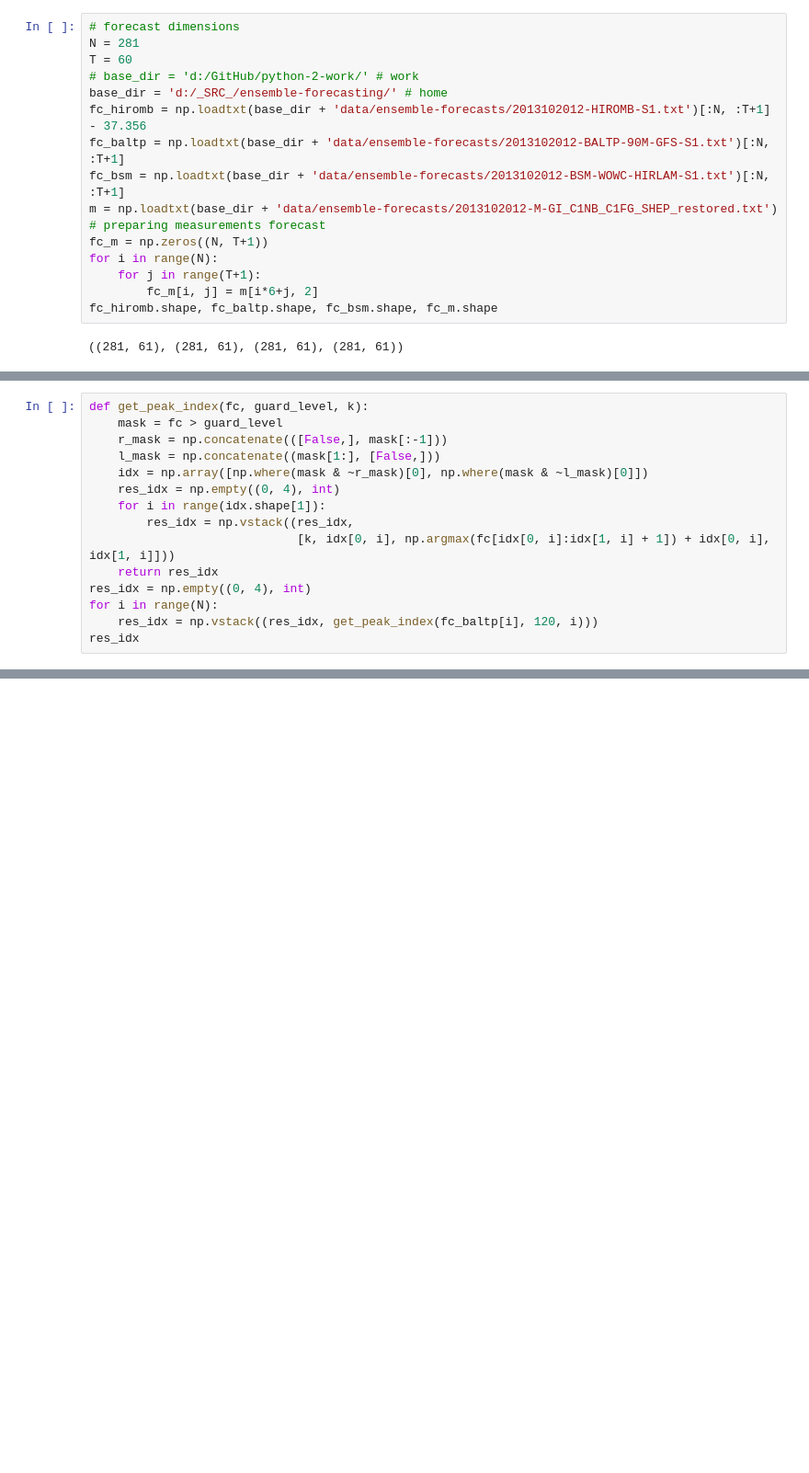
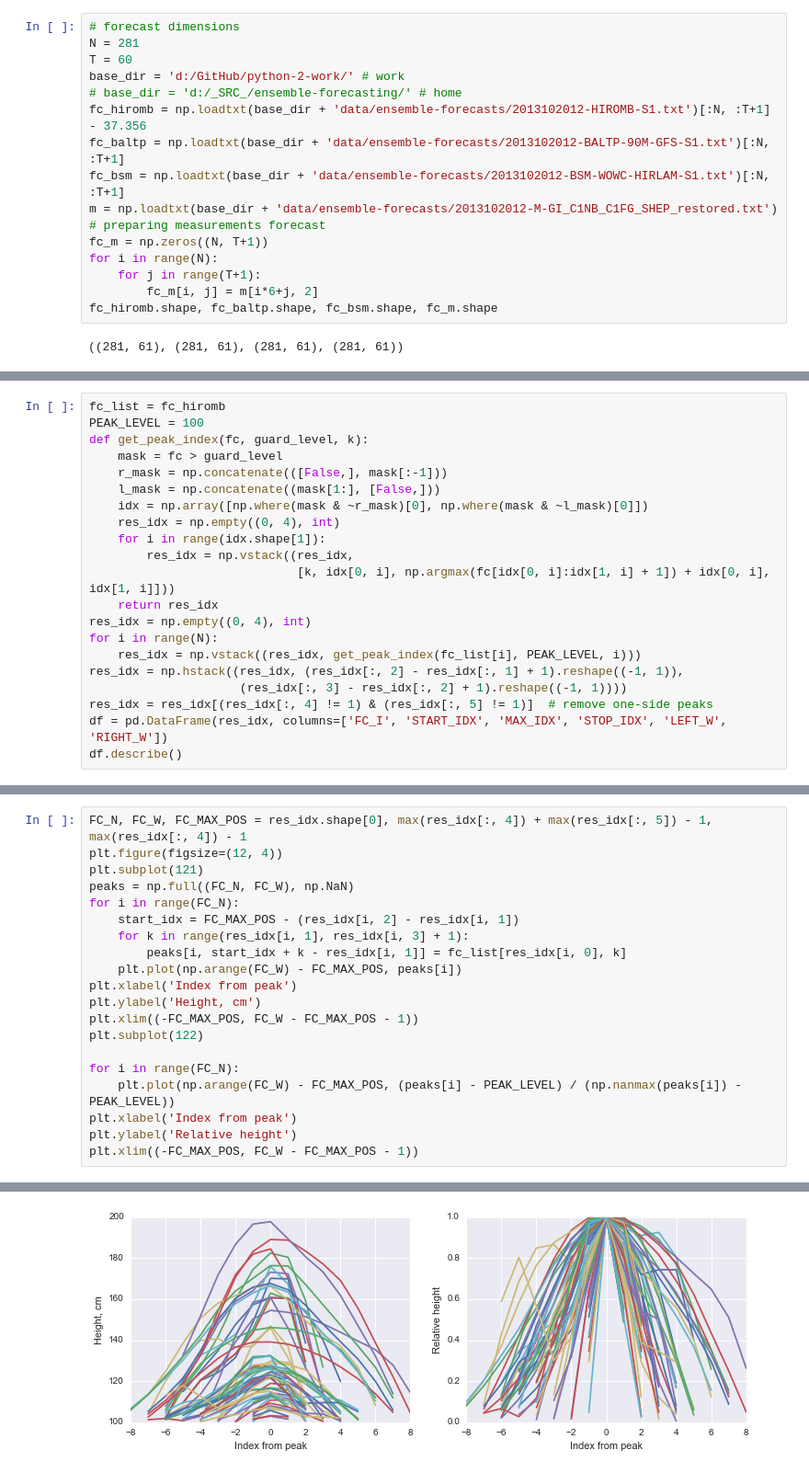
Before and after one commit to iterater/ensemble-forecasting, a Jupyter notebook: ipynb/Peak destinction.ipynb, the cells around one changed output, grey strips where cells are left out. Shown: that part at 92% size. Saved outputs shown, nothing was run; the diff lists cells and outputs as text; blank space fills up the shorter version.

Commit message:
Peak identification and distance estimation

```diff
--- a/ipynb/Peak destinction.ipynb
+++ b/ipynb/Peak destinction.ipynb
@@ -12,8 +17,8 @@ Reading forecasts and observations
 # forecast dimensions
 N = 281
 T = 60
-# base_dir = 'd:/GitHub/python-2-work/' # work
-base_dir = 'd:/_SRC_/ensemble-forecasting/' # home
+base_dir = 'd:/GitHub/python-2-work/' # work
+# base_dir = 'd:/_SRC_/ensemble-forecasting/' # home
 fc_hiromb = np.loadtxt(base_dir + 'data/ensemble-forecasts/2013102012-HIROMB-S1.txt')[:N, :T+1] - 37.356
 fc_baltp = np.loadtxt(base_dir + 'data/ensemble-forecasts/2013102012-BALTP-90M-GFS-S1.txt')[:N, :T+1]
 fc_bsm = np.loadtxt(base_dir + 'data/ensemble-forecasts/2013102012-BSM-WOWC-HIRLAM-S1.txt')[:N, :T+1]
@@ -31,4 +36,6 @@ Selecting peaks
 # %%
+fc_list = fc_hiromb
+PEAK_LEVEL = 100
 def get_peak_index(fc, guard_level, k):
     mask = fc > guard_level
     r_mask = np.concatenate(([False,], mask[:-1]))
@@ -41,6 +48,10 @@ def get_peak_index(fc, guard_level, k):
     return res_idx
 res_idx = np.empty((0, 4), int)
 for i in range(N):
-    res_idx = np.vstack((res_idx, get_peak_index(fc_baltp[i], 120, i)))
-res_idx
+    res_idx = np.vstack((res_idx, get_peak_index(fc_list[i], PEAK_LEVEL, i)))
+res_idx = np.hstack((res_idx, (res_idx[:, 2] - res_idx[:, 1] + 1).reshape((-1, 1)),
+                     (res_idx[:, 3] - res_idx[:, 2] + 1).reshape((-1, 1))))
+res_idx = res_idx[(res_idx[:, 4] != 1) & (res_idx[:, 5] != 1)]  # remove one-side peaks
+df = pd.DataFrame(res_idx, columns=['FC_I', 'START_IDX', 'MAX_IDX', 'STOP_IDX', 'LEFT_W', 'RIGHT_W'])
+df.describe()
 # %% [output]
@@ -63,0 +67,21 @@ array([[ 26,  54,  56,  58],
+# %%
+FC_N, FC_W, FC_MAX_POS = res_idx.shape[0], max(res_idx[:, 4]) + max(res_idx[:, 5]) - 1, max(res_idx[:, 4]) - 1
+plt.figure(figsize=(12, 4))
+plt.subplot(121)
+peaks = np.full((FC_N, FC_W), np.NaN)
+for i in range(FC_N):
+    start_idx = FC_MAX_POS - (res_idx[i, 2] - res_idx[i, 1])
+    for k in range(res_idx[i, 1], res_idx[i, 3] + 1):
+        peaks[i, start_idx + k - res_idx[i, 1]] = fc_list[res_idx[i, 0], k]
+    plt.plot(np.arange(FC_W) - FC_MAX_POS, peaks[i])
+plt.xlabel('Index from peak')
+plt.ylabel('Height, cm')
+plt.xlim((-FC_MAX_POS, FC_W - FC_MAX_POS - 1))
+plt.subplot(122)
+
+for i in range(FC_N):
+    plt.plot(np.arange(FC_W) - FC_MAX_POS, (peaks[i] - PEAK_LEVEL) / (np.nanmax(peaks[i]) - PEAK_LEVEL))
+plt.xlabel('Index from peak')
+plt.ylabel('Relative height')
+plt.xlim((-FC_MAX_POS, FC_W - FC_MAX_POS - 1))
+# %% [output]
@@ -63,0 +89 @@ array([[ 26,  54,  56,  58],
+[figure, added]
```
Also changed, not shown: parts of 8 cells of this notebook.
